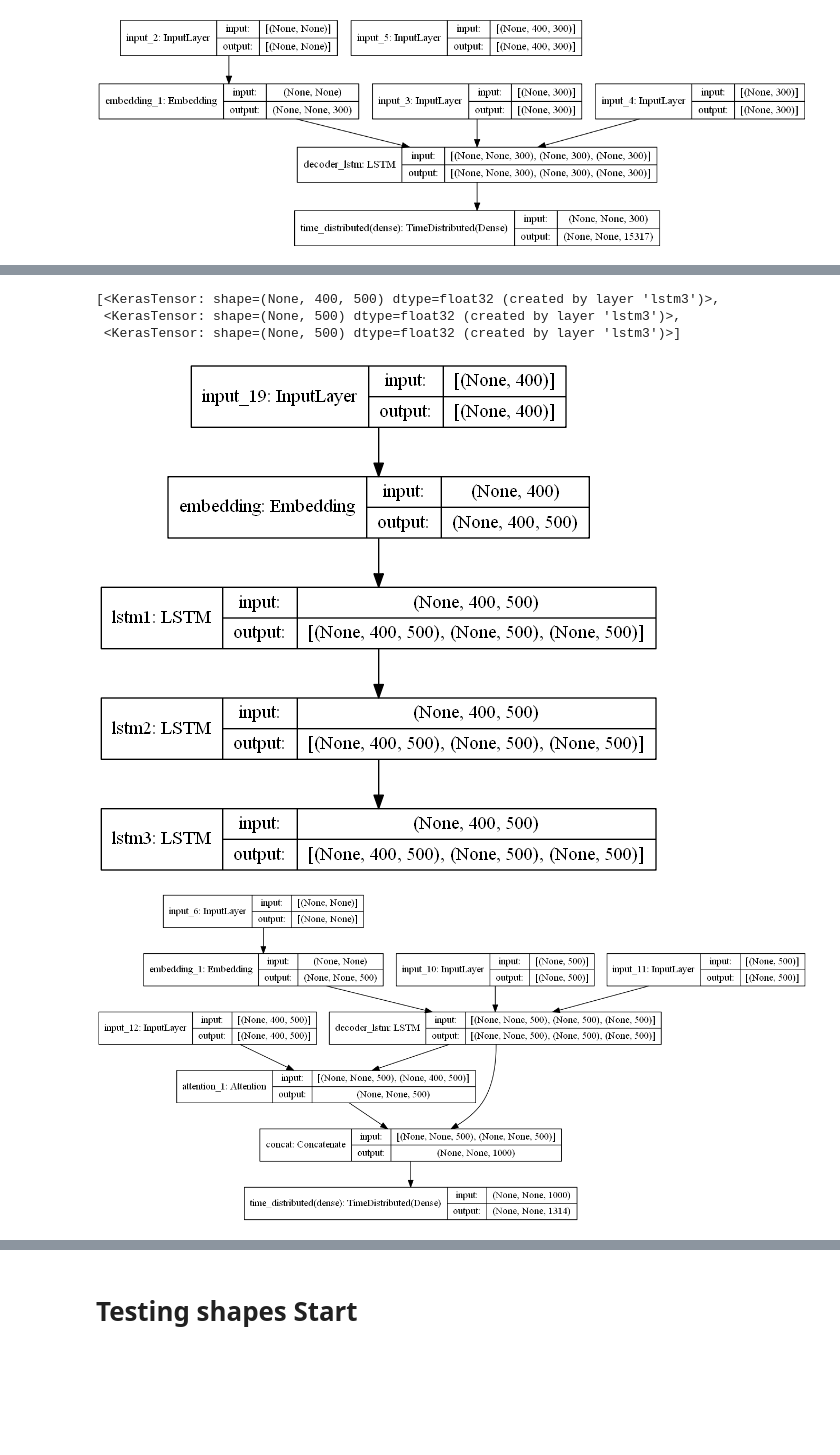
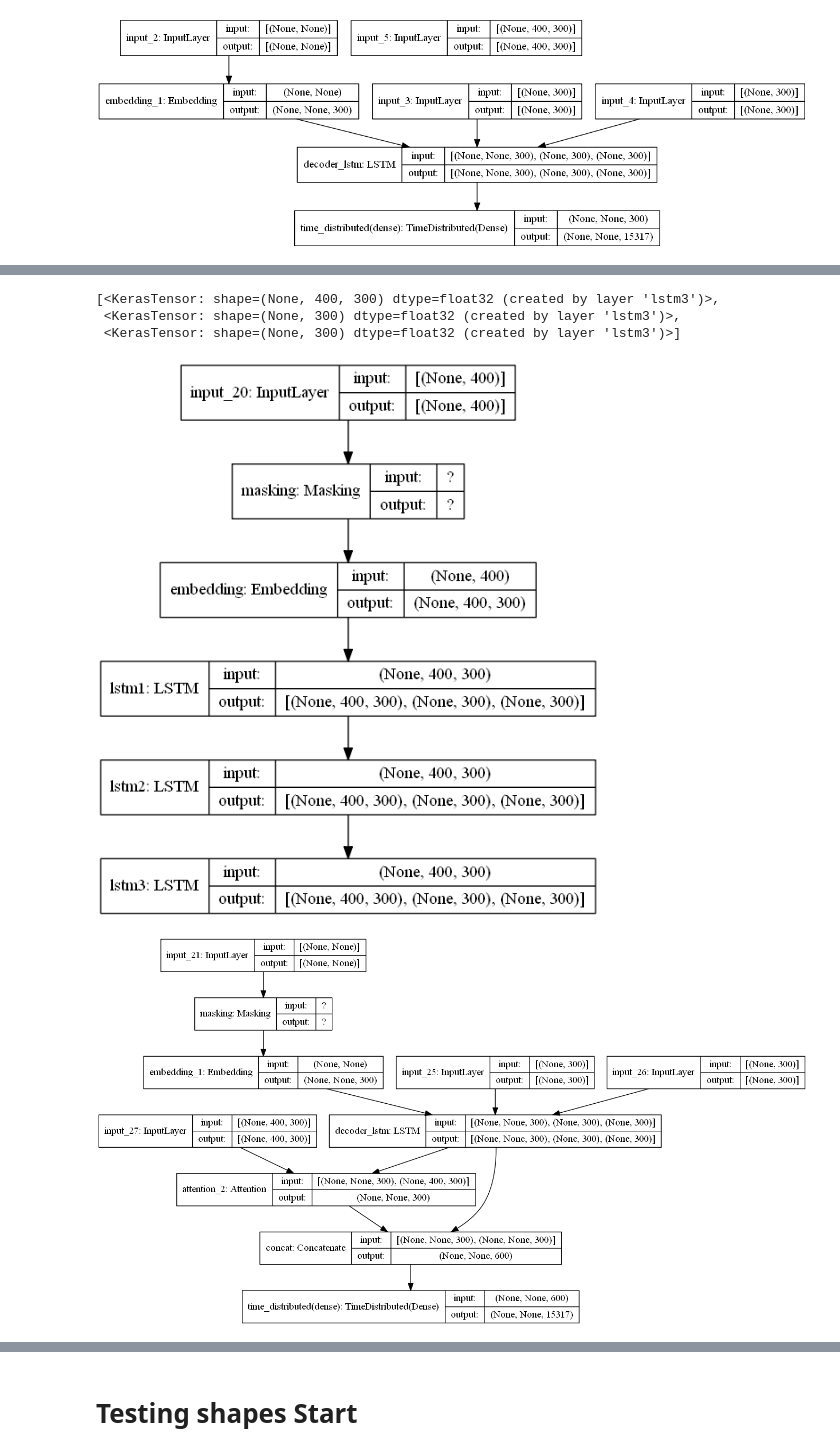
Before and after one commit to Nella796/Springboard_Capstone3, a Jupyter notebook: Preprocessing and Modeling.ipynb, the cells around one changed output, grey strips where cells are left out. Cells and saved outputs as stored; diff of their text form; code cells hidden in the pictures; blank space fills up the shorter version.

```diff
--- a/Preprocessing and Modeling.ipynb
+++ b/Preprocessing and Modeling.ipynb
@@ -284,13 +275,17 @@ from keras import backend as K
 K.clear_session()
 
 # The latent dimension is the number of dimensions that each word embedding will correspond with
-latent_dim = 500
+latent_dim = 300
 
 
 #Embedding layer
 Encoder_inputs = Input(shape=(max_len_text,))
 
-Encoder_embedding = Embedding(x_voc_size, latent_dim,trainable=True)(Encoder_inputs)
+mask = Masking(mask_value = 0)
+
+encoder_mask = mask(Encoder_inputs)
+
+Encoder_embedding = Embedding(x_voc_size, latent_dim,weights = [embedding_matrix_X],trainable=False)(encoder_mask)
 
 
 lstm1 = LSTM(latent_dim,return_sequences=True,return_state=True, name = 'lstm1')
@@ -312,9 +307,11 @@ encoder_outputs, h_state, c_state = lstm3(encoder_output2)
 
 decoder_inputs = Input(shape=(None,))
 
-decoder_embedding = Embedding(y_voc_size, latent_dim,trainable=True)
+decoder_mask = mask(decoder_inputs)
 
-dec_emb = decoder_embedding(decoder_inputs)
+decoder_embedding = Embedding(y_voc_size, latent_dim,weights = [embedding_matrix_y],trainable=False)
+
+dec_emb = decoder_embedding(decoder_mask)
 
 
 #LSTM using encoder_states as initial state
@@ -333,5 +330,5 @@ decoder_dense = TimeDistributed(Dense(y_voc_size, activation='softmax'))
 decoder_outputs = decoder_dense(decoder_concat_input)
 
 # Define the model
-model = Model([Encoder_inputs, decoder_inputs], decoder_outputs)
+model2 = Model([Encoder_inputs, decoder_inputs], decoder_outputs)
 # %%
@@ -433,19 +409,21 @@ encoder_model = Model(inputs = Encoder_inputs, outputs = [encoder_outputs, h_sta
 # %%
-encoder_model.outputs
+encoder_model2.outputs
 # %% [output]
-[<KerasTensor: shape=(None, 400, 500) dtype=float32 (created by layer 'lstm3')>,
- <KerasTensor: shape=(None, 500) dtype=float32 (created by layer 'lstm3')>,
- <KerasTensor: shape=(None, 500) dtype=float32 (created by layer 'lstm3')>]
+[<KerasTensor: shape=(None, 400, 300) dtype=float32 (created by layer 'lstm3')>,
+ <KerasTensor: shape=(None, 300) dtype=float32 (created by layer 'lstm3')>,
+ <KerasTensor: shape=(None, 300) dtype=float32 (created by layer 'lstm3')>]
 # %%
-plot_model(encoder_model, show_shapes = True, to_file = 'encoder_model.png')
+plot_model(encoder_model2, show_shapes = True, to_file = 'encoder_model2.png')
 # %% [output]
-[figure, old version]
+[figure, new version]
 # %%
 decoder_h_state_input = Input(shape=(latent_dim,))
 decoder_c_state_input = Input(shape=(latent_dim,))
 decoder_hidden_state_input = Input(shape=(max_len_text,latent_dim))
 
-dec_emb2 = decoder_embedding(decoder_inputs)
+decoder_mask2 = mask(decoder_inputs)
+
+dec_emb2 = decoder_embedding(decoder_mask2)
 
 decoder_outputs2 , h_state2, c_state2  = decoder_lstm(dec_emb2,initial_state=[decoder_h_state_input, decoder_c_state_input])
 
@@ -455,9 +433,9 @@ decoder_concat_inf = Concatenate(axis= -1, name='concat')([decoder_outputs2, att
 
 decoder_outputs2 = decoder_dense(decoder_concat_inf)
 
-decoder_model = Model([decoder_inputs] + [decoder_hidden_state_input, decoder_h_state_input, decoder_c_state_input],
+decoder_model2 = Model([decoder_inputs] + [decoder_hidden_state_input, decoder_h_state_input, decoder_c_state_input],
                      [decoder_outputs2] + [h_state2, c_state2])
 # %%
-plot_model(decoder_model, show_shapes = True, to_file = 'decoder_model.png')
+plot_model(decoder_model2, show_shapes = True, to_file = 'decoder_model.png')
 # %% [output]
-[figure, old version]
+[figure, new version]
```
Also changed, not shown: parts of 69 cells of this notebook, 1 other file.
